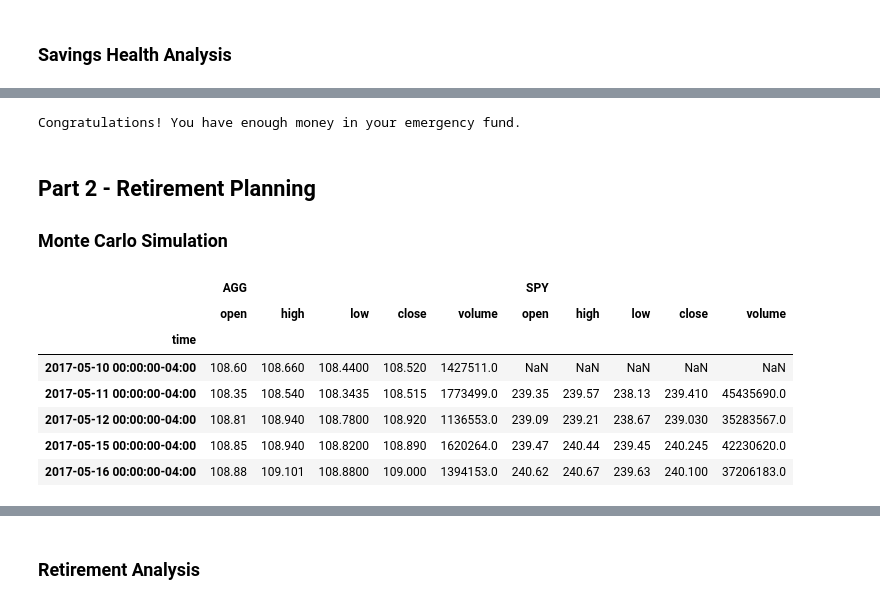
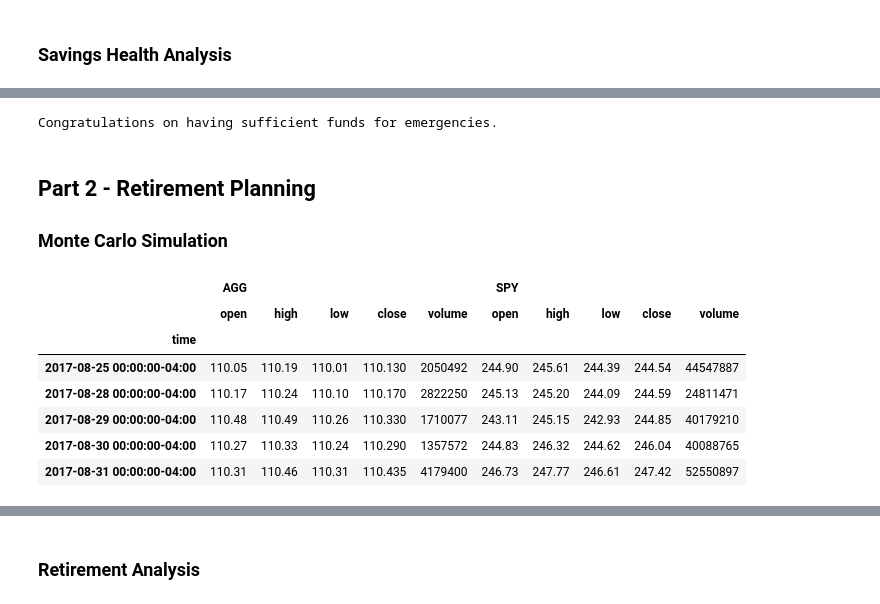
Before and after one commit to rmit-s3607407-Tony-Huang/Financial-Planning, a Jupyter notebook: financial-planner.ipynb, the cells around one changed output, grey strips where cells are left out. Cells and saved outputs as stored; diff of their text form; code cells hidden in the pictures.

```diff
--- a/financial-planner.ipynb
+++ b/financial-planner.ipynb
@@ -50,9 +52,13 @@ my_agg = 200
 my_spy = 50
 # %%
 # Set Alpaca API key and secret
-# YOUR CODE HERE!
-
+alpaca_api_key = os.getenv("ALPACA_API_KEY")
+alpaca_secret_key = os.getenv("ALPACA_SECRET_KEY")
+# print(alpaca_api_key, alpaca_secret_key)
 # Create the Alpaca API object
-# YOUR CODE HERE!
+alpaca = tradeapi.REST(
+    alpaca_api_key,
+    alpaca_secret_key,
+    api_version="v2")
 # %%
 # Format current date as ISO format
@@ -126,14 +146,19 @@ display(df_savings)
-# %%
-# Set ideal emergency fund
-emergency_fund = monthly_income * 3
-
-# Calculate total amount of savings
-# YOUR CODE HERE!
-
-# Validate saving health
-# YOUR CODE HERE!
-# %% [output]
-Congratulations! You have enough money in your emergency fund.
+# %%
+# Set ideal emergency fund
+emergency_fund = monthly_income * 3
+
+# Calculate total amount of savings
+total_savings = df_savings['amount'][0] + df_savings['amount'][1]
+
+# Validate saving health
+if total_savings > emergency_fund:
+    print("Congratulations on having sufficient funds for emergencies.")
+elif total_savings == emergency_fund:
+    print("Congratulations on reaching your financial goals.")
+elif total_savings < emergency_fund:
+    print(f"You need {round(emergency_fund - total_savings, 2)} more to reach your emergeny funds goal.")
+# %% [output]
+Congratulations on having sufficient funds for emergencies.
 # %% [markdown]
 ## Part 2 - Retirement Planning
 
@@ -141,21 +166,27 @@ Congratulations! You have enough money in your emergency fund.
 # %%
 # Set start and end dates of five years back from today.
 # Sample results may vary from the solution based on the time frame chosen
-start_date = pd.Timestamp('2016-05-01', tz='America/New_York').isoformat()
-end_date = pd.Timestamp('2021-05-01', tz='America/New_York').isoformat()
+start_date = pd.Timestamp('2016-09-16', tz='America/New_York').isoformat()
+end_date = pd.Timestamp('2021-09-16', tz='America/New_York').isoformat()
 # %%
 # Get 5 years' worth of historical data for SPY and AGG
 # (use a limit=1000 parameter to call the most recent 1000 days of data)
-# YOUR CODE HERE!
+df_stock_data = alpaca.get_barset(
+    tickers,
+    timeframe,
+    start=start_date,
+    end=end_date,
+    limit=1000,
+).df
 
 # Display sample data
 df_stock_data.head()
 # %% [output]
 |  | AGG |  |  |  |  | SPY |  |  |  |  |
 |  | open | high | low | close | volume | open | high | low | close | volume |
 | time |  |  |  |  |  |  |  |  |  |  |
-| 2017-05-10 00:00:00-04:00 | 108.60 | 108.660 | 108.4400 | 108.520 | 1427511.0 | NaN | NaN | NaN | NaN | NaN |
-| 2017-05-11 00:00:00-04:00 | 108.35 | 108.540 | 108.3435 | 108.515 | 1773499.0 | 239.35 | 239.57 | 238.13 | 239.410 | 45435690.0 |
-| 2017-05-12 00:00:00-04:00 | 108.81 | 108.940 | 108.7800 | 108.920 | 1136553.0 | 239.09 | 239.21 | 238.67 | 239.030 | 35283567.0 |
-| 2017-05-15 00:00:00-04:00 | 108.85 | 108.940 | 108.8200 | 108.890 | 1620264.0 | 239.47 | 240.44 | 239.45 | 240.245 | 42230620.0 |
-| 2017-05-16 00:00:00-04:00 | 108.88 | 109.101 | 108.8800 | 109.000 | 1394153.0 | 240.62 | 240.67 | 239.63 | 240.100 | 37206183.0 |
+| 2017-08-25 00:00:00-04:00 | 110.05 | 110.19 | 110.01 | 110.130 | 2050492 | 244.90 | 245.61 | 244.39 | 244.54 | 44547887 |
+| 2017-08-28 00:00:00-04:00 | 110.17 | 110.24 | 110.10 | 110.170 | 2822250 | 245.13 | 245.20 | 244.09 | 244.59 | 24811471 |
+| 2017-08-29 00:00:00-04:00 | 110.48 | 110.49 | 110.26 | 110.330 | 1710077 | 243.11 | 245.15 | 242.93 | 244.85 | 40179210 |
+| 2017-08-30 00:00:00-04:00 | 110.27 | 110.33 | 110.24 | 110.290 | 1357572 | 244.83 | 246.32 | 244.62 | 246.04 | 40088765 |
+| 2017-08-31 00:00:00-04:00 | 110.31 | 110.46 | 110.31 | 110.435 | 4179400 | 246.73 | 247.77 | 246.61 | 247.42 | 52550897 |
```
Also changed, not shown: parts of 18 cells of this notebook.
